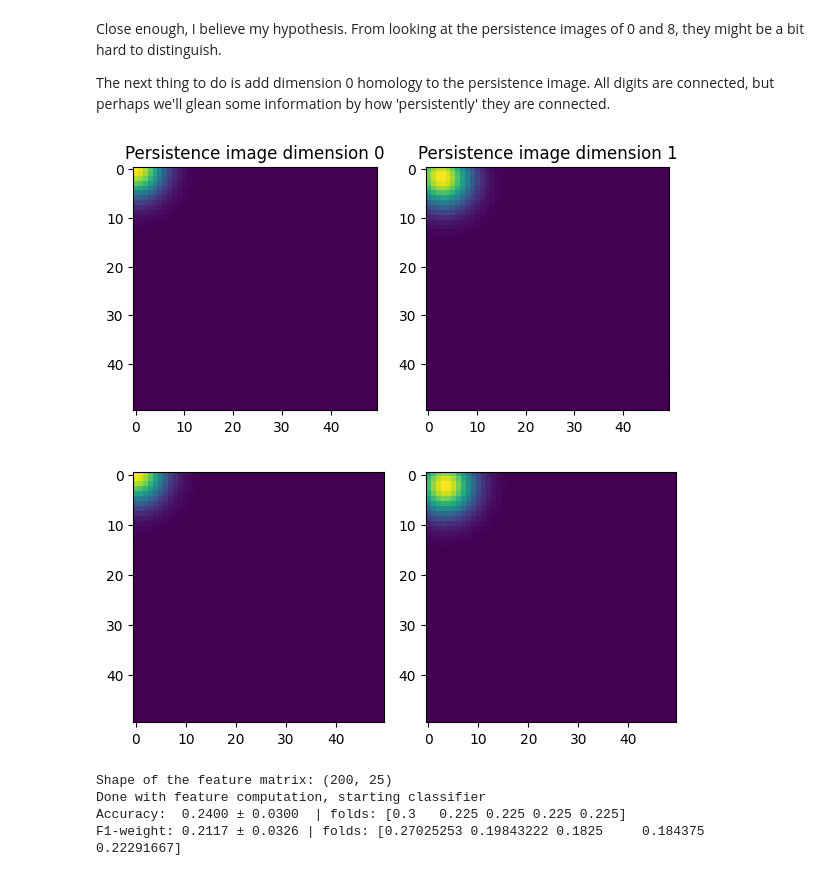
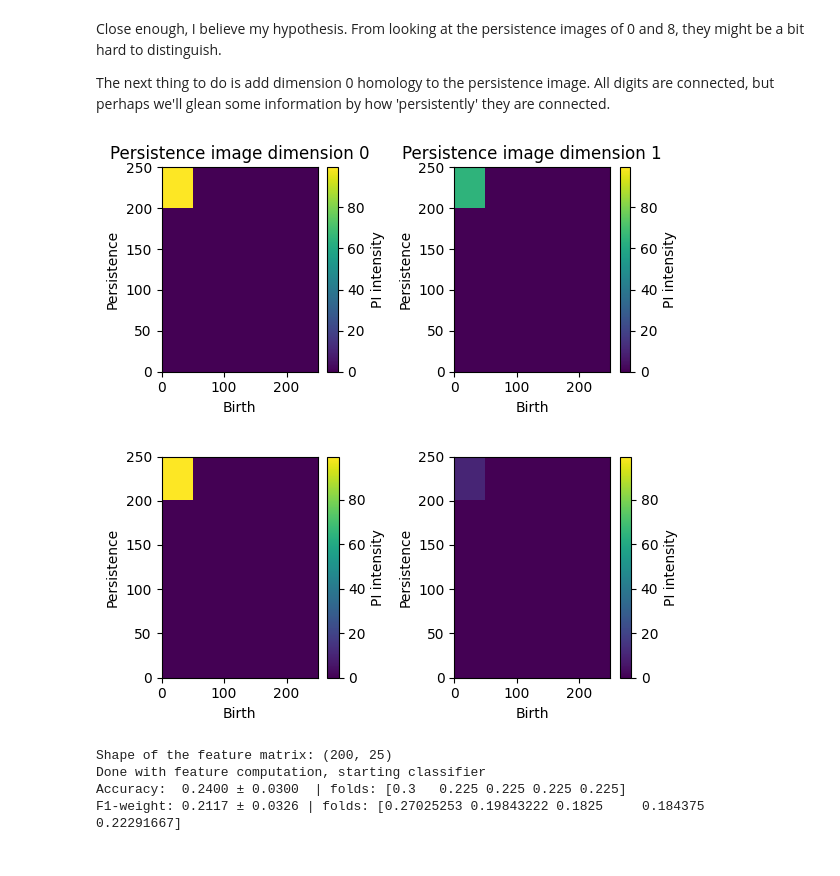
Before and after one commit to mmasque/persistent-laplacians, a Jupyter notebook: notebooks/cubical_complexes.ipynb, the cells around one changed output. Cells and saved outputs as stored; diff of their text form; code cells hidden in the pictures.

```diff
--- a/notebooks/cubical_complexes.ipynb
+++ b/notebooks/cubical_complexes.ipynb
@@ -149,29 +149,55 @@ def replace_inf(arr, max_val):
 # %%
 # 8
 persistence_dim_0 = replace_inf(complex_8.persistence_intervals_in_dimension(0), 250)
 persistence_dim_0
-persistence_image_constructor = gd.representations.PersistenceImage(bandwidth=20, resolution=[50, 50], im_range=[0, 250, 0, 250], weight=lambda x: x[1]**2)
-persistence_image = persistence_image_constructor.fit_transform([persistence_dim_0, complex_8.persistence_intervals_in_dimension(1)])
+persistence_image_constructor = gd.representations.PersistenceImage(
+    bandwidth=10, resolution=[5,5], im_range=[0, 250, 0, 250], weight=lambda x: x[1]**2
+)
+persistence_image_8 = persistence_image_constructor.fit_transform(
+    [persistence_dim_0, complex_8.persistence_intervals_in_dimension(1)]
+)
+
+# 0
+persistence_dim_0_0 = replace_inf(complex_0.persistence_intervals_in_dimension(0), 250)
+persistence_dim_0_0
+# reuse the same constructor to keep parameters identical
+persistence_image_0 = persistence_image_constructor.fit_transform(
+    [persistence_dim_0_0, complex_0.persistence_intervals_in_dimension(1)]
+)
+
+# --- make all scales (color + axes) the same across all plots ---
+to_img = lambda v: np.flip(np.reshape(v, (5,5)), 0)
+imgs_all = [
+    to_img(persistence_image_8[0]), to_img(persistence_image_8[1]),
+    to_img(persistence_image_0[0]), to_img(persistence_image_0[1])
+]
+vmin = min(img.min() for img in imgs_all)
+vmax = max(img.max() for img in imgs_all)
+extent = (0, 250, 0, 250)
+
+# Plot for complex_8
 fig, axes = plt.subplots(1, 2, figsize=(6, 3))
 for i, ax in enumerate(axes):
     ax.set_title(f"Persistence image dimension {i}")
-    ax.imshow(np.flip(np.reshape(persistence_image[i], [50, 50]), 0), cmap="viridis")
+    im = ax.imshow(imgs_all[i], cmap="viridis", extent=extent,
+                   aspect="auto", vmin=vmin, vmax=vmax)
+    fig.colorbar(im, ax=ax, label="PI intensity")
+    ax.set_xlabel("Birth"); ax.set_ylabel("Persistence")
 plt.tight_layout()
 plt.show()
 
-# 0
-persistence_dim_0 = replace_inf(complex_0.persistence_intervals_in_dimension(0), 250)
-persistence_dim_0
-persistence_image_constructor = gd.representations.PersistenceImage(bandwidth=20, resolution=[50, 50], im_range=[0, 250, 0, 250], weight=lambda x: x[1]**2)
-persistence_image = persistence_image_constructor.fit_transform([persistence_dim_0, complex_0.persistence_intervals_in_dimension(1)])
+# Plot for complex_0
 fig, axes = plt.subplots(1, 2, figsize=(6, 3))
 for i, ax in enumerate(axes):
-    ax.imshow(np.flip(np.reshape(persistence_image[i], [50, 50]), 0), cmap="viridis")
+    im = ax.imshow(imgs_all[2 + i], cmap="viridis", extent=extent,
+                   aspect="auto", vmin=vmin, vmax=vmax)
+    fig.colorbar(im, ax=ax, label="PI intensity")
+    ax.set_xlabel("Birth"); ax.set_ylabel("Persistence")
 plt.tight_layout()
 plt.show()
 # %% [output]
-[figure, old version]
+[figure, new version]
-[figure, old version]
+[figure, new version]
 # %%
 def persistence_image_dim_0(image):
     image = 255.0 - image
```
Also changed, not shown: parts of 4 cells of this notebook.
